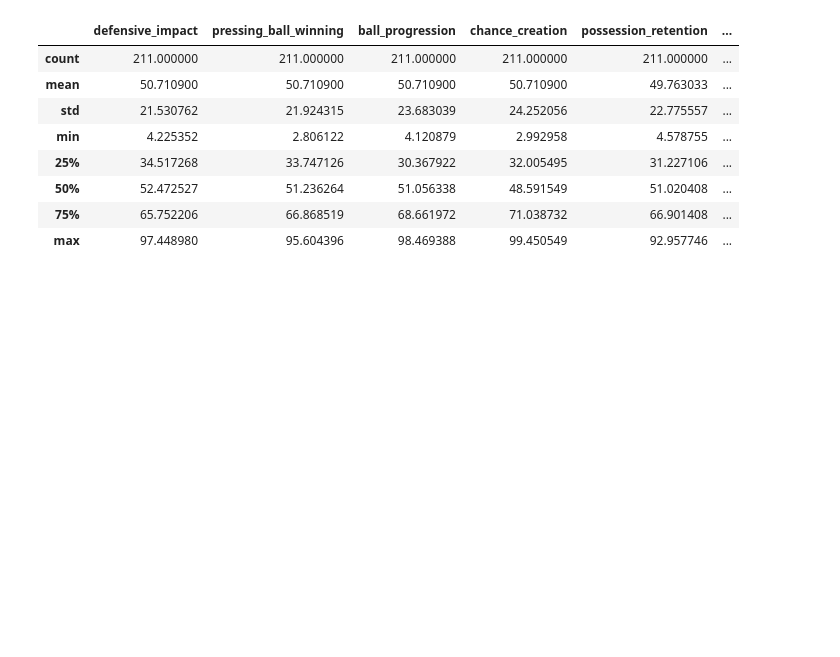
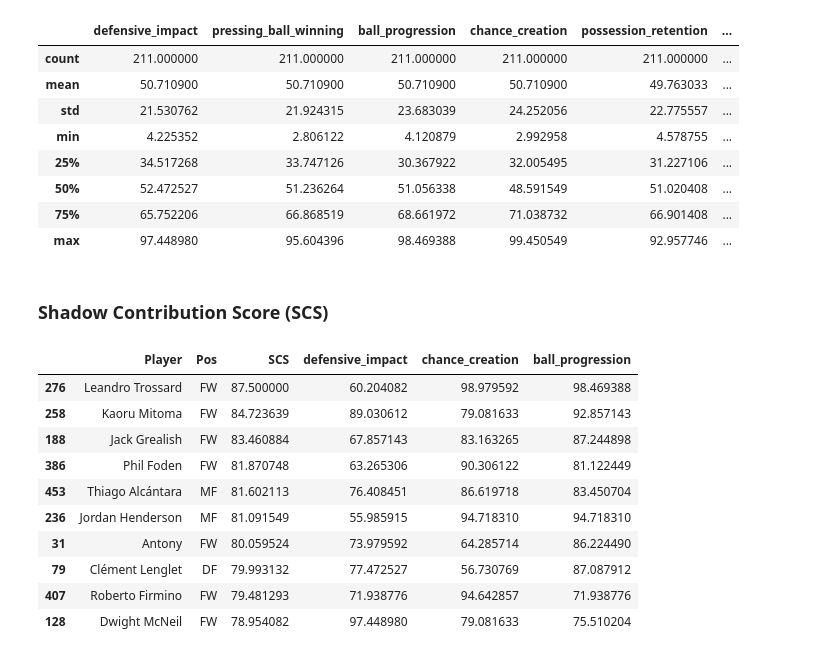
Before and after one commit to lokesh-sangwan/invisible-11, a Jupyter notebook: notebooks/data_exploration.ipynb, the cells around one changed output. Cells and saved outputs as stored; diff of their text form; code cells hidden in the pictures; blank space fills up the shorter version.

Commit message:
Calculate Shadow Contribution Score using position-aware weighting

```diff
--- a/notebooks/data_exploration.ipynb
+++ b/notebooks/data_exploration.ipynb
@@ -299,3 +299,5 @@ df[
 | 50% | 52.472527 | 51.236264 | 51.056338 | 48.591549 | 51.020408 | ... |
 | 75% | 65.752206 | 66.868519 | 68.661972 | 71.038732 | 66.901408 | ... |
 | max | 97.448980 | 95.604396 | 98.469388 | 99.450549 | 92.957746 | ... |
+# %% [markdown]
+### Shadow Contribution Score (SCS)
@@ -301,0 +334,33 @@ df[
+# %%
+def calculate_scs(row):
+
+    weights = scs_weights[row["Pos"]]
+
+    score = (
+        row["defensive_impact"] * weights["defensive_impact"] +
+        row["pressing_ball_winning"] * weights["pressing_ball_winning"] +
+        row["ball_progression"] * weights["ball_progression"] +
+        row["chance_creation"] * weights["chance_creation"] +
+        row["possession_retention"] * weights["possession_retention"] +
+        row["off_ball_activity"] * weights["off_ball_activity"]
+    )
+
+    return score
+# %%
+df["SCS"] = df.apply(calculate_scs, axis=1)
+
+df.sort_values("SCS", ascending=False)[
+["Player","Pos","SCS","defensive_impact","chance_creation","ball_progression"]
+].head(10)
+# %% [output]
+|  | Player | Pos | SCS | defensive_impact | chance_creation | ball_progression |
+| 276 | Leandro Trossard | FW | 87.500000 | 60.204082 | 98.979592 | 98.469388 |
+| 258 | Kaoru Mitoma | FW | 84.723639 | 89.030612 | 79.081633 | 92.857143 |
+| 188 | Jack Grealish | FW | 83.460884 | 67.857143 | 83.163265 | 87.244898 |
+| 386 | Phil Foden | FW | 81.870748 | 63.265306 | 90.306122 | 81.122449 |
+| 453 | Thiago Alcántara | MF | 81.602113 | 76.408451 | 86.619718 | 83.450704 |
+| 236 | Jordan Henderson | MF | 81.091549 | 55.985915 | 94.718310 | 94.718310 |
+| 31 | Antony | FW | 80.059524 | 73.979592 | 64.285714 | 86.224490 |
+| 79 | Clément Lenglet | DF | 79.993132 | 77.472527 | 56.730769 | 87.087912 |
+| 407 | Roberto Firmino | FW | 79.481293 | 71.938776 | 94.642857 | 71.938776 |
+| 128 | Dwight McNeil | FW | 78.954082 | 97.448980 | 79.081633 | 75.510204 |
```
Also changed, not shown: parts of 1 cell of this notebook.
